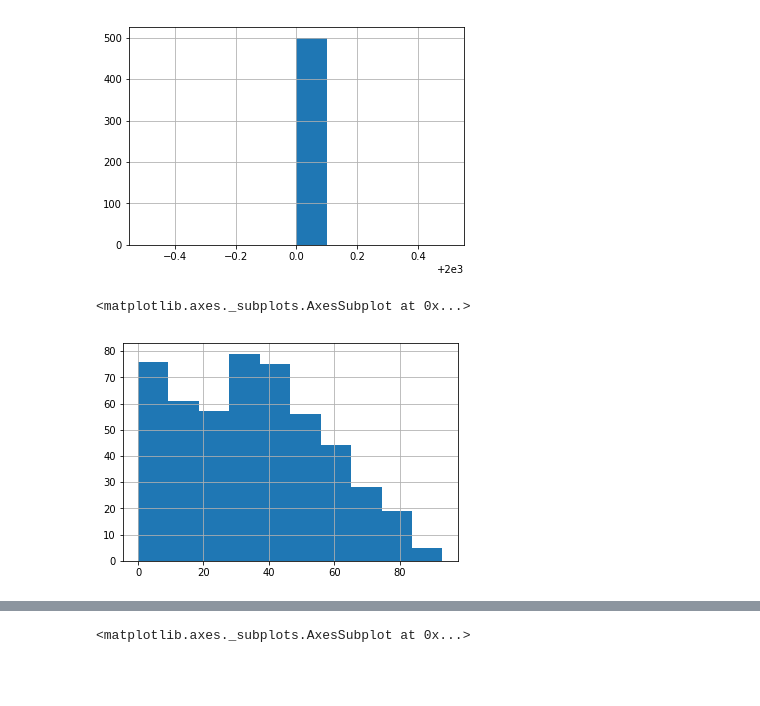
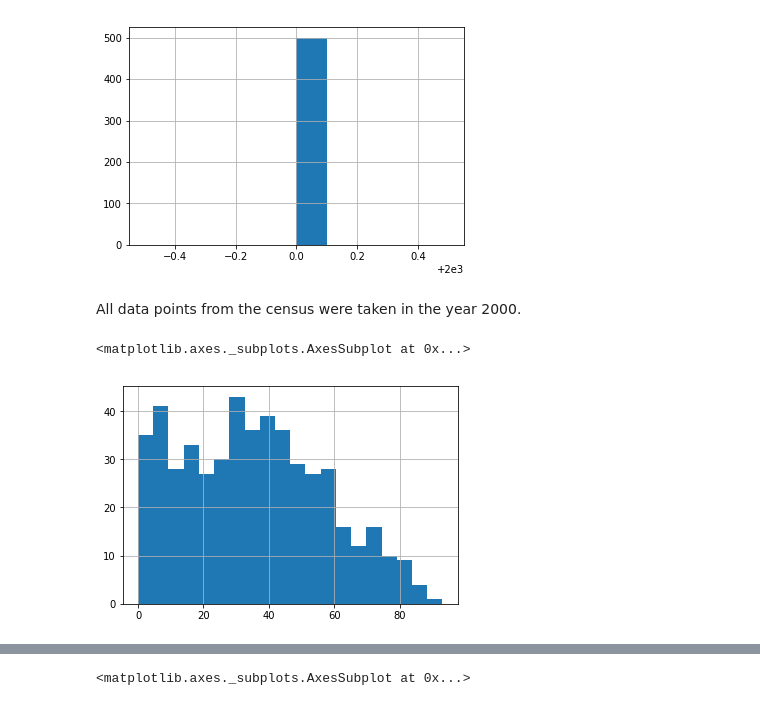
Before and after one commit to esire1/Math2212_Sirett, a Jupyter notebook: HW/Midterm_Sirett.ipynb, the cells around one changed output, grey strips where cells are left out. Cells and saved outputs as stored; diff of their text form; code cells hidden in the pictures; blank space fills up the shorter version.

```diff
--- a/HW/Midterm_Sirett.ipynb
+++ b/HW/Midterm_Sirett.ipynb
@@ -83,8 +111,10 @@ cen['census_year'].hist()
 # %% [output]
 <matplotlib.axes._subplots.AxesSubplot at 0x...>
 [figure]
+# %% [markdown]
+All data points from the census were taken in the year 2000.
 # %%
-cen['age'].hist()
+cen['age'].hist(bins = 20)
 # %% [output]
 <matplotlib.axes._subplots.AxesSubplot at 0x...>
-[figure, old version]
+[figure, new version]
```
Also changed, not shown: parts of 8 cells of this notebook, 3 other files.
